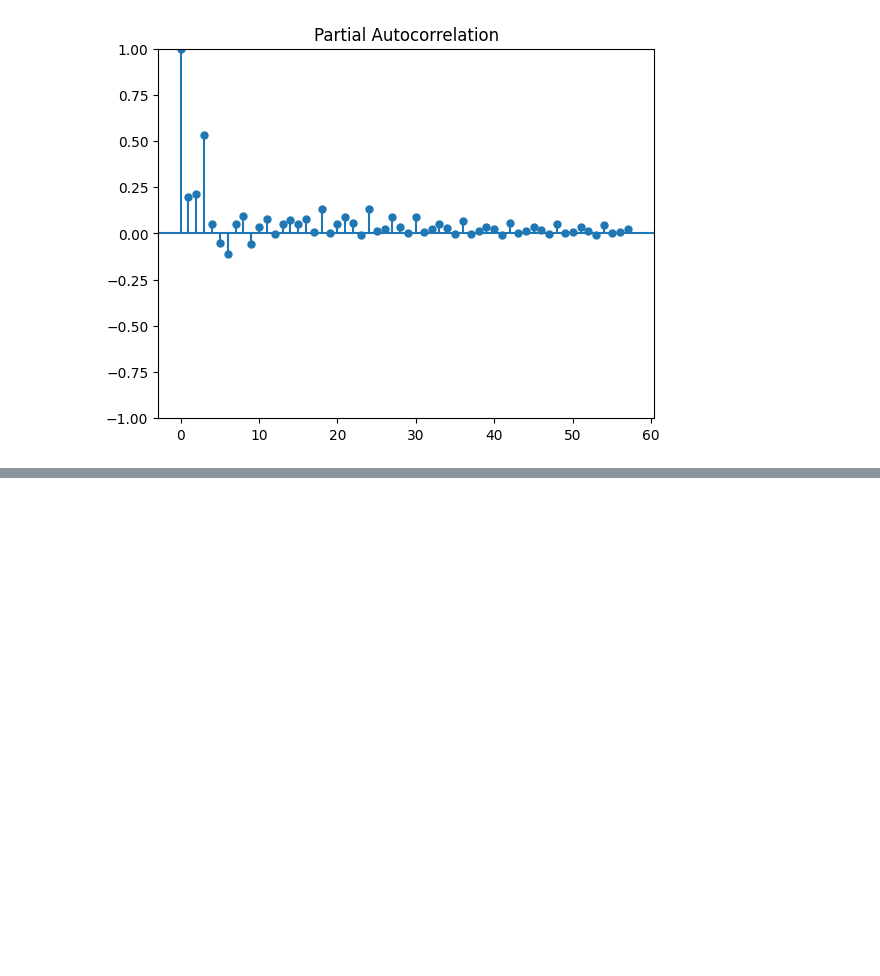
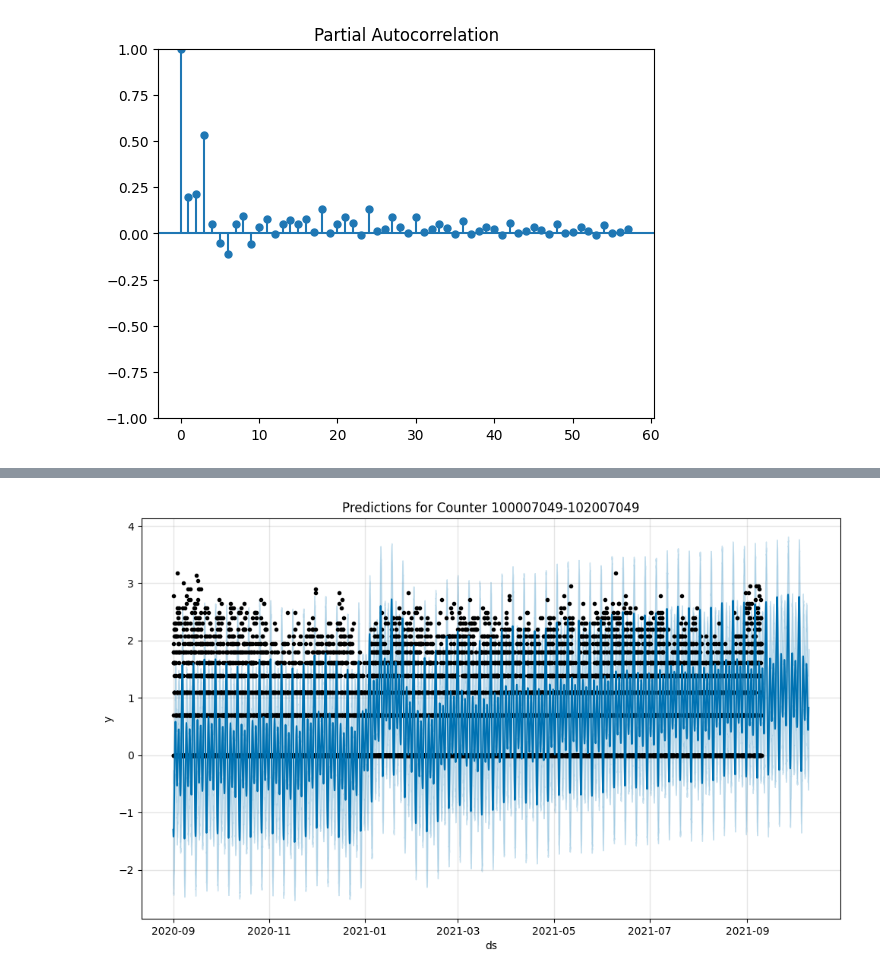
Before and after one commit to dianemans/bike_count_ldmh, a Jupyter notebook: sarimax.ipynb, the cells around one changed output, grey strips where cells are left out. Cells and saved outputs as stored; diff of their text form; code cells hidden in the pictures; blank space fills up the shorter version.

```diff
--- a/sarimax.ipynb
+++ b/sarimax.ipynb
@@ -23,0 +101,10 @@ plt.show()
+# %%
+import matplotlib.pyplot as plt
+
+# Visualiser les prédictions pour un compteur spécifique
+forecast = predictions[counter_to_check]
+fig = models[counter_to_check].plot(forecast)
+plt.title(f"Predictions for Counter {counter_to_check}")
+plt.show()
+# %% [output]
+[figure, added]
```
Also changed, not shown: parts of 6 cells of this notebook, 1 other file.
